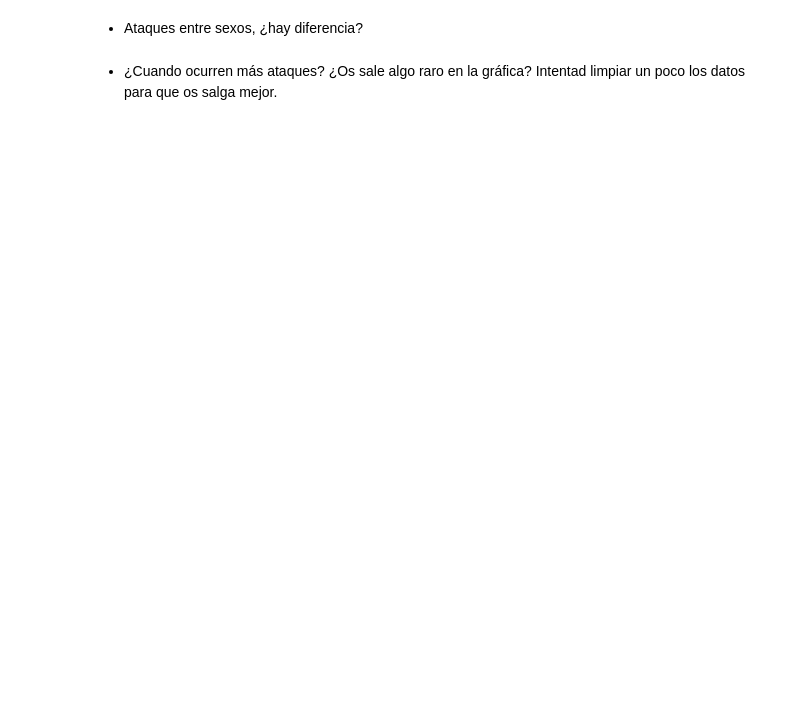
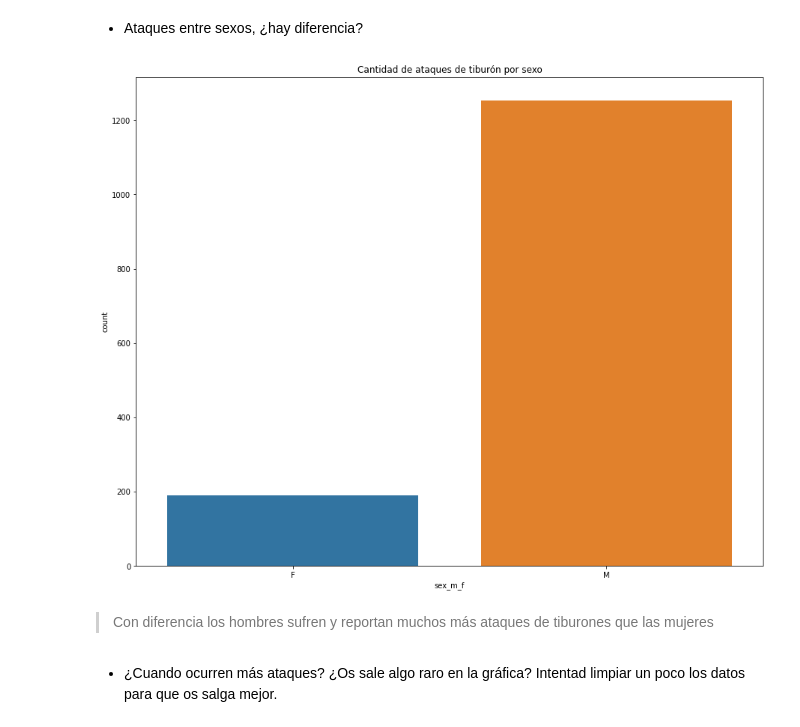
Before and after one commit to Adalab/DA-Promo-B-modulo-2-sprint-2-Ariana-Chloe, a Jupyter notebook: EDA/EDA-III.ipynb, the cells around one changed output. Cells and saved outputs as stored; diff of their text form; code cells hidden in the pictures; blank space fills up the shorter version.

```diff
--- a/EDA/EDA-III.ipynb
+++ b/EDA/EDA-III.ipynb
@@ -161,4 +194,11 @@ sns.countplot(x='country', data= df10, hue= 'sex_m_f');
 # %% [markdown]
 * Ataques entre sexos, ¿hay diferencia?
+# %%
+sns.countplot(x=df10['sex_m_f'])
+plt.title('Cantidad de ataques de tiburón por sexo');
+# %% [output]
+[figure, added]
+# %% [markdown]
+> Con diferencia los hombres sufren y reportan muchos más ataques de tiburones que las mujeres
 # %% [markdown]
 * ¿Cuando ocurren más ataques? ¿Os sale algo raro en la gráfica? Intentad limpiar un poco los datos para que os salga mejor.
```
Also changed, not shown: parts of 14 cells of this notebook, 9 other files.
